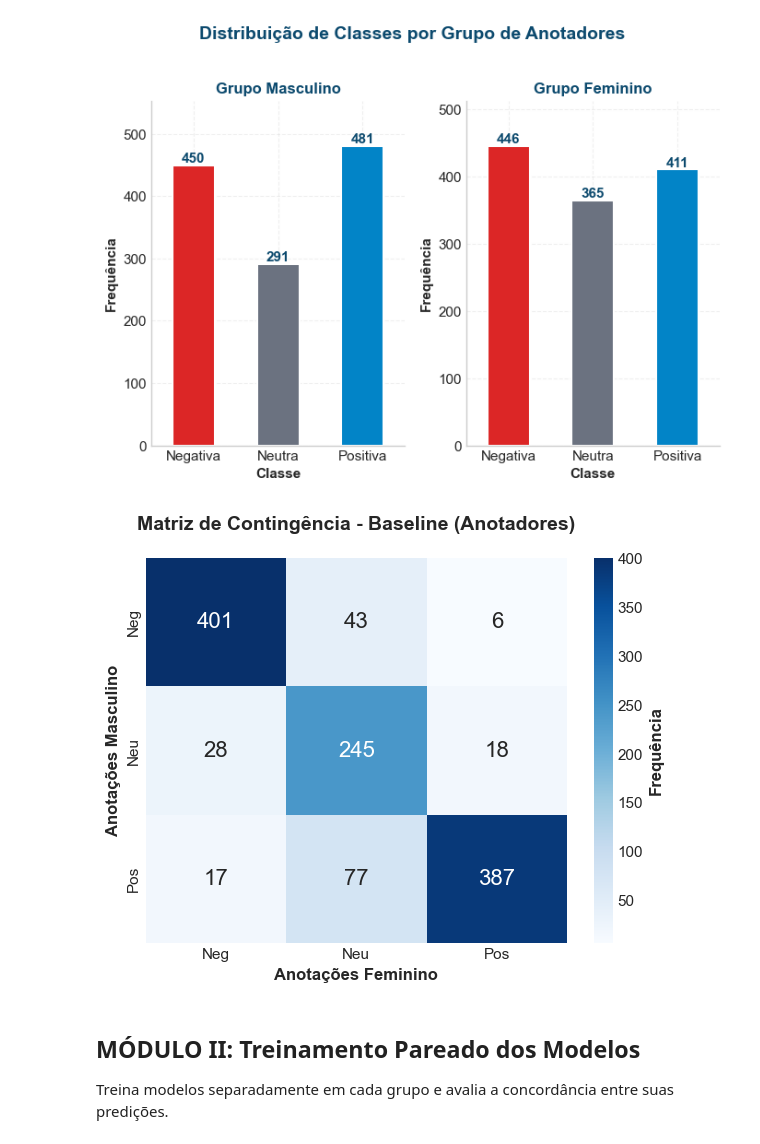
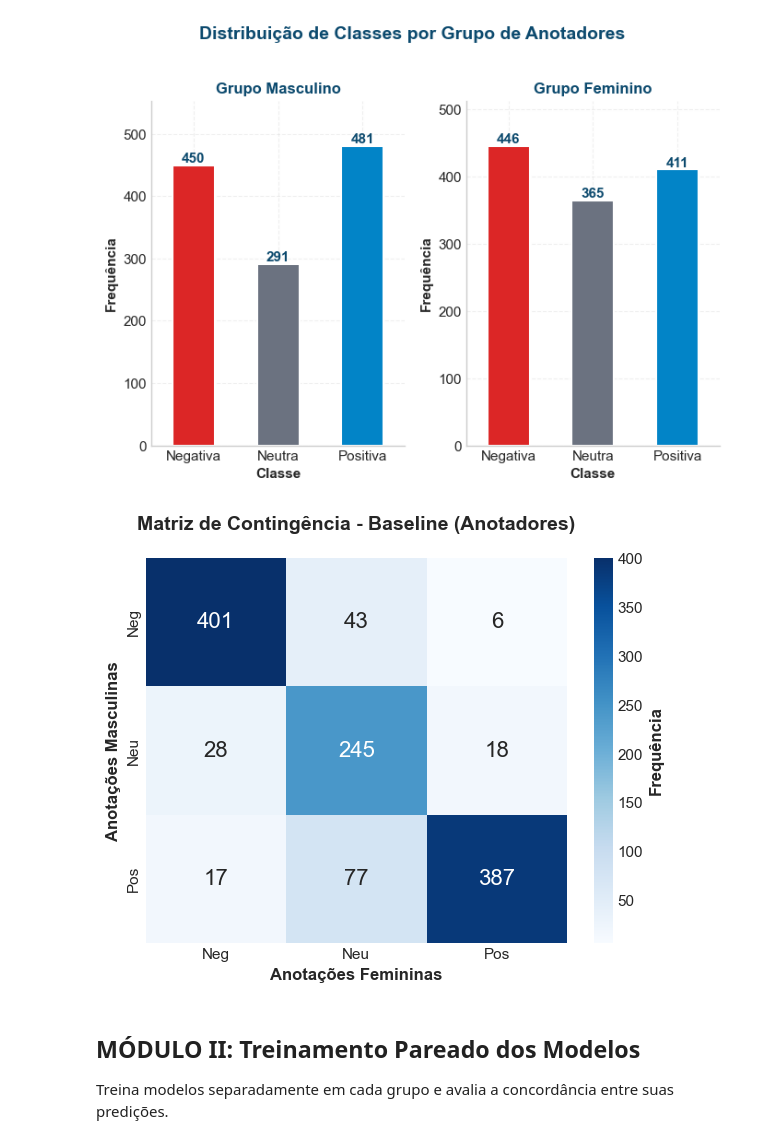
Before and after one commit to alexfeitosa72/MIVA, a Jupyter notebook: fase2_dados_empiricos.ipynb, the cells around one changed output. Saved outputs shown, nothing was run; the diff lists cells and outputs as text; code cells hidden in the pictures.

Commit message:
masclinas femininas

```diff
--- a/fase2_dados_empiricos.ipynb
+++ b/fase2_dados_empiricos.ipynb
@@ -342,24 +342,24 @@ plt.show()
 # %%
 # Matriz de contingência - Baseline
 cm = confusion_matrix(y_masculino, y_feminino, labels=[-1, 0, 1])
 
 fig, ax = plt.subplots(figsize=(6, 5))
 sns.heatmap(cm, annot=True, fmt='d', cmap='Blues',
             xticklabels=['Neg', 'Neu', 'Pos'],
             yticklabels=['Neg', 'Neu', 'Pos'],
             ax=ax, cbar_kws={'label': 'Frequência'},
             annot_kws={'fontsize': 16})
 
 ax.set_title('Matriz de Contingência - Baseline (Anotadores)',
              fontsize=14, fontweight='bold', pad=20)
-ax.set_xlabel('Anotações Feminino', fontsize=12)
-ax.set_ylabel('Anotações Masculino', fontsize=12)
+ax.set_xlabel('Anotações Femininas', fontsize=12)
+ax.set_ylabel('Anotações Masculinas', fontsize=12)
 
 plt.tight_layout()
 plt.savefig(GRAFICOS_DIR / 'empi_matriz_contigencia_baseline.png', dpi=300, bbox_inches='tight')
 plt.show()
 # %% [output]
-[figure, old version]
+[figure, new version]
 # %% [markdown]
 ## MÓDULO II: Treinamento Pareado dos Modelos
 
```
Also changed, not shown: 1 other file.
